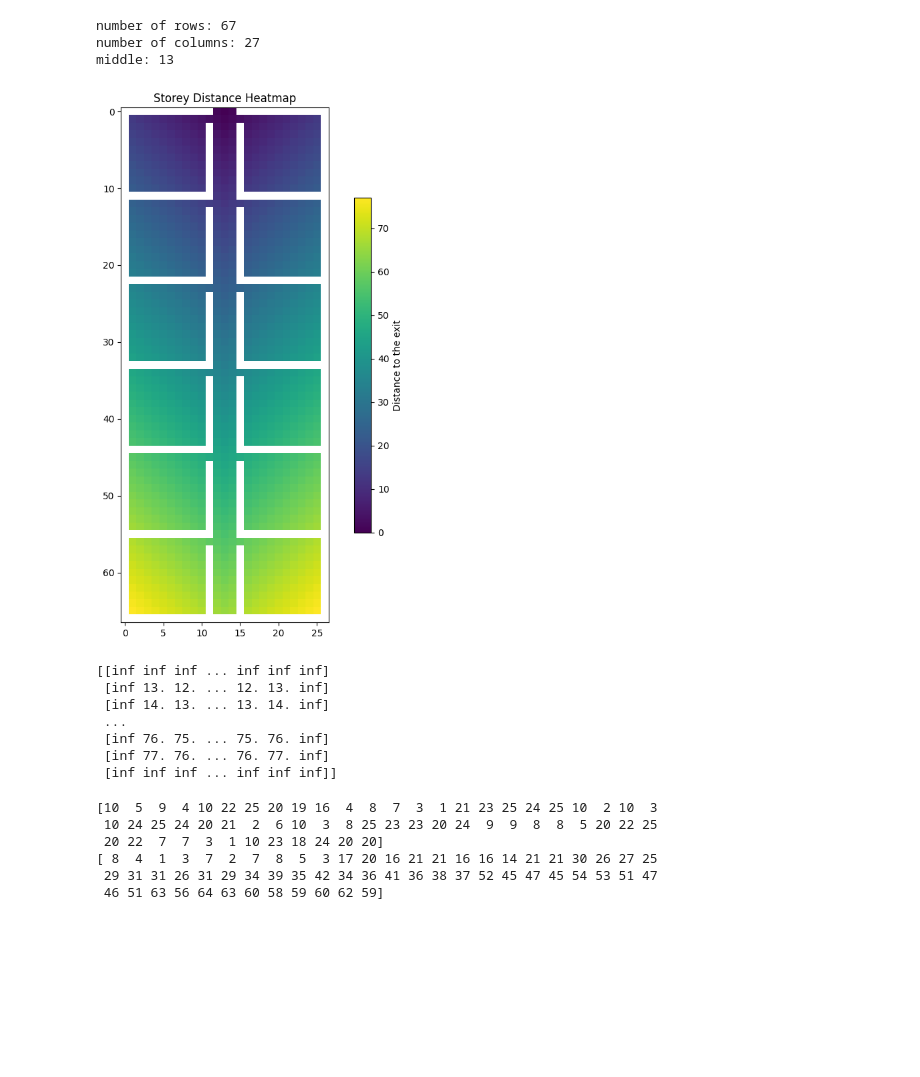
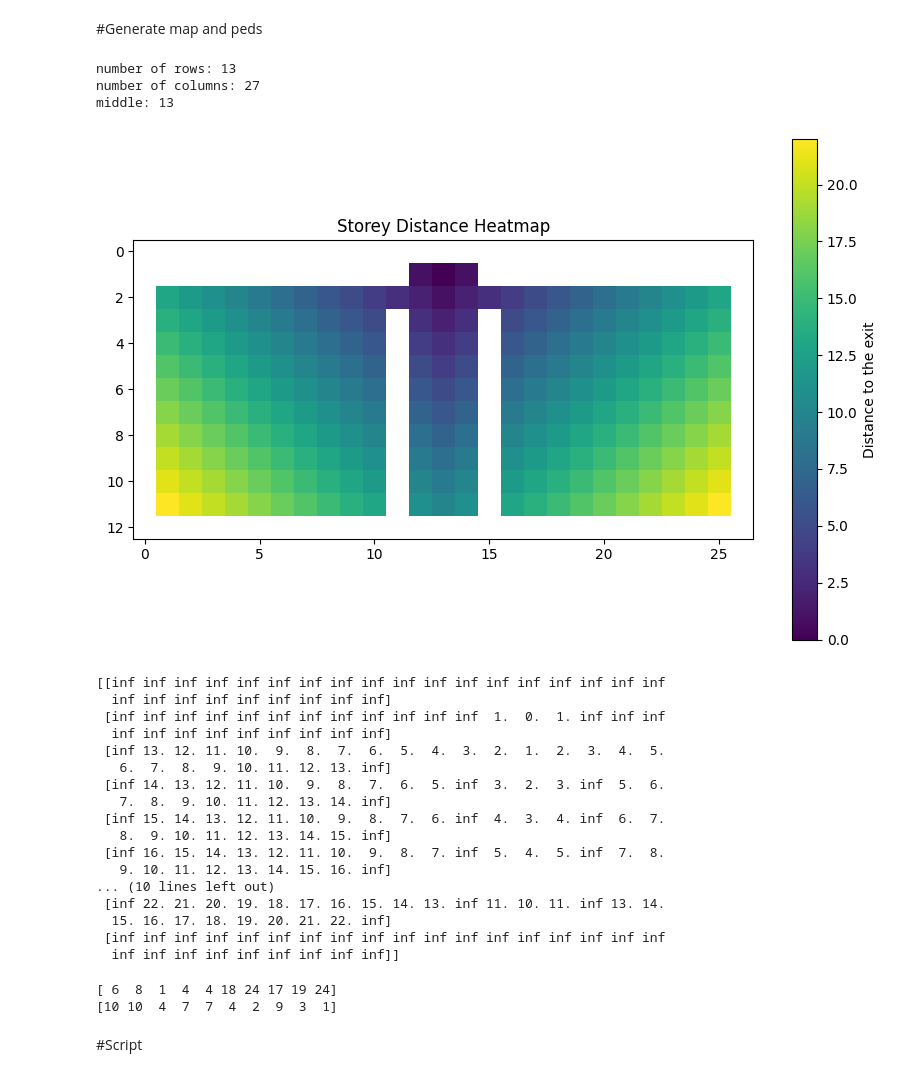
Before and after one commit to matule00/SSI-seminarka-2, a Jupyter notebook: ssi_seminarka_2.ipynb, the cells around one changed output. Saved outputs shown, nothing was run; the diff lists cells and outputs as text; code cells hidden in the pictures; blank space fills up the shorter version.

```diff
--- a/ssi_seminarka_2.ipynb
+++ b/ssi_seminarka_2.ipynb
@@ -163,3 +190,5 @@ def execute_all_steps(ped_data, const, act_t):
+# %% [markdown]
+#Generate map and peds
 # %%
 import numpy as np
 def make_storey(num_classes):
@@ -185,12 +214,12 @@ def make_storey(num_classes):
 
 
     # Create the column with numbers from 0 to 22
-    corridor_left = np.arange(2, num_classes/2 * 11 + 1).reshape(-1, 1)
-    corridor_middle = np.arange(1, num_classes/2 * 11).reshape(-1, 1)
-    corridor_right = np.arange(2, num_classes/2 * 11 + 1).reshape(-1, 1)
+    corridor_left = np.arange(1, num_classes/2 * 11 + 1).reshape(-1, 1)
+    corridor_middle = np.arange(0, num_classes/2 * 11).reshape(-1, 1)
+    corridor_right = np.arange(1, num_classes/2 * 11 + 1).reshape(-1, 1)
 
-    left = all_classes[0]
-    right = all_classes[1]
+    left = np.concatenate((np.inf * np.ones((1, one_class.shape[1])), all_classes[0]), axis=0)
+    right = np.concatenate((np.inf * np.ones((1, one_class.shape[1])), all_classes[1]), axis=0)
 
     lines = int(num_classes/2)
     i=1
@@ -206,10 +235,6 @@ def make_storey(num_classes):
     # Add an outer boundary of np.inf
     storey = np.pad(storey, pad_width=1, mode='constant', constant_values=np.inf)
 
-    storey[0,int(len(storey[0])/2)-1] = 1
-    storey[0,int(len(storey[0])/2)] = 0
-    storey[0,int(len(storey[0])/2)+1] = 1
-
     #print(storey)
     print('number of rows:', len(storey))
     print('number of columns:', len(storey[0]))
@@ -238,20 +263,30 @@ def show_storey(storey):
     plt.title('Storey Distance Heatmap')
     plt.show()
 # %%
-storey = make_storey(12)
+storey = make_storey(2)
 print(storey)
 # %% [output]
-number of rows: 67
+number of rows: 13
 number of columns: 27
 middle: 13
-[figure, old version]
+[figure, new version]
-[[inf inf inf ... inf inf inf]
- [inf 13. 12. ... 12. 13. inf]
- [inf 14. 13. ... 13. 14. inf]
- ...
- [inf 76. 75. ... 75. 76. inf]
- [inf 77. 76. ... 76. 77. inf]
- [inf inf inf ... inf inf inf]]
+[[inf inf inf inf inf inf inf inf inf inf inf inf inf inf inf inf inf inf
+  inf inf inf inf inf inf inf inf inf]
+ [inf inf inf inf inf inf inf inf inf inf inf inf  1.  0.  1. inf inf inf
+  inf inf inf inf inf inf inf inf inf]
+ [inf 13. 12. 11. 10.  9.  8.  7.  6.  5.  4.  3.  2.  1.  2.  3.  4.  5.
+   6.  7.  8.  9. 10. 11. 12. 13. inf]
+ [inf 14. 13. 12. 11. 10.  9.  8.  7.  6.  5. inf  3.  2.  3. inf  5.  6.
+   7.  8.  9. 10. 11. 12. 13. 14. inf]
+ [inf 15. 14. 13. 12. 11. 10.  9.  8.  7.  6. inf  4.  3.  4. inf  6.  7.
+   8.  9. 10. 11. 12. 13. 14. 15. inf]
+ [inf 16. 15. 14. 13. 12. 11. 10.  9.  8.  7. inf  5.  4.  5. inf  7.  8.
+   9. 10. 11. 12. 13. 14. 15. 16. inf]
+... (10 lines left out)
+ [inf 22. 21. 20. 19. 18. 17. 16. 15. 14. 13. inf 11. 10. 11. inf 13. 14.
+  15. 16. 17. 18. 19. 20. 21. 22. inf]
+ [inf inf inf inf inf inf inf inf inf inf inf inf inf inf inf inf inf inf
+  inf inf inf inf inf inf inf inf inf]]
 # %%
 def generate_ped(num_ped_in_class, storey):
   num_of_lines = int((storey.shape[0] - 1) / 11)
@@ -294,12 +329,10 @@ x, y = generate_ped(5, storey)
 print(x)
 print(y)
 # %% [output]
-[10  5  9  4 10 22 25 20 19 16  4  8  7  3  1 21 23 25 24 25 10  2 10  3
- 10 24 25 24 20 21  2  6 10  3  8 25 23 23 20 24  9  9  8  8  5 20 22 25
- 20 22  7  7  3  1 10 23 18 24 20 20]
-[ 8  4  1  3  7  2  7  8  5  3 17 20 16 21 21 16 16 14 21 21 30 26 27 25
- 29 31 31 26 31 29 34 39 35 42 34 36 41 36 38 37 52 45 47 45 54 53 51 47
- 46 51 63 56 64 63 60 58 59 60 62 59]
+[ 6  8  1  4  4 18 24 17 19 24]
+[10 10  4  7  7  4  2  9  3  1]
+# %% [markdown]
+#Script
 # %%
 #============================================#
 #              SCRIPT STARTS HERE            #
```
Also changed, not shown: parts of 5 cells of this notebook.
